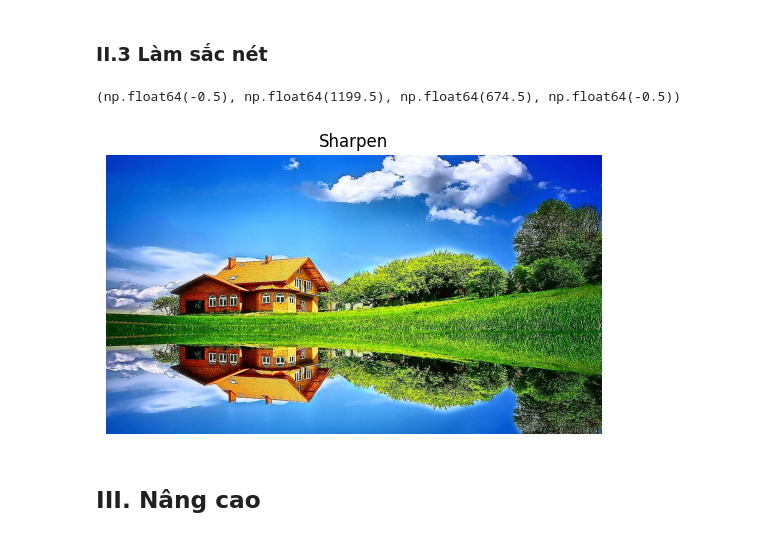
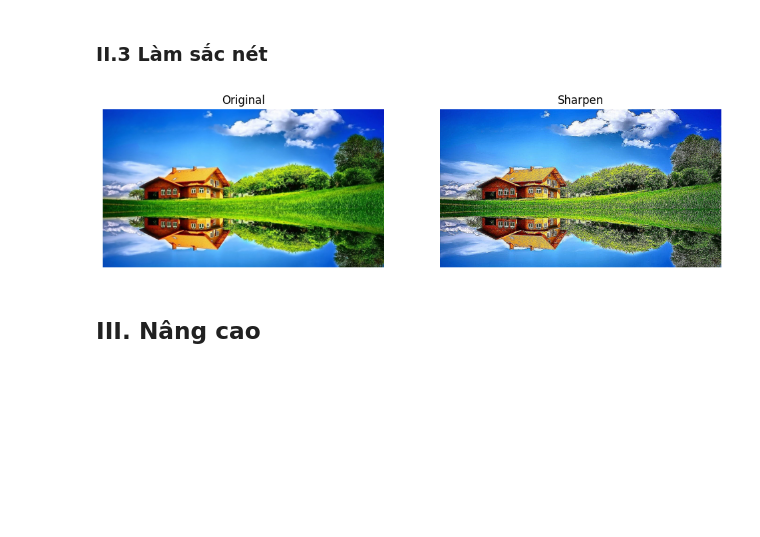
Before and after one commit to hongnhuanwork/IPCV_Group3_Lab, a Jupyter notebook: lab02/lab02.ipynb, the cells around one changed output. Cells and saved outputs as stored; diff of their text form; code cells hidden in the pictures; blank space fills up the shorter version.

```diff
--- a/lab02/lab02.ipynb
+++ b/lab02/lab02.ipynb
@@ -118,17 +118,31 @@ plt.axis('off')
 # %%
 #Lọc sắc nét: Làm sắc nét ảnh bằng cách áp dụng một bộ lọc làm nổi bật các cạnh và chi tiết trong hình ảnh.
 def sharpen(image):
-    kernel = np.array([[0,-1,0],[-1,5,-1],[0,-1,0]])
+    # Kernel mạnh hơn
+    kernel = np.array([
+        [-1,-1,-1],
+        [-1, 9,-1],
+        [-1,-1,-1]
+    ])
     return cv2.filter2D(image, -1, kernel)
 
 sharp = sharpen(img)
 
+plt.figure(figsize=(12,5))
+# Hiển thị song song
+plt.subplot(1,2,1)
+plt.imshow(img)
+plt.title("Original")
+plt.axis('off')
+
+plt.subplot(1,2,2)
 plt.imshow(sharp)
 plt.title("Sharpen")
 plt.axis('off')
+
+plt.show()
 # %% [output]
-(np.float64(-0.5), np.float64(1199.5), np.float64(674.5), np.float64(-0.5))
-[figure, old version]
+[figure, new version]
 # %% [markdown]
 ## III. Nâng cao
 # %% [markdown]
```
Also changed, not shown: 5 other files.
